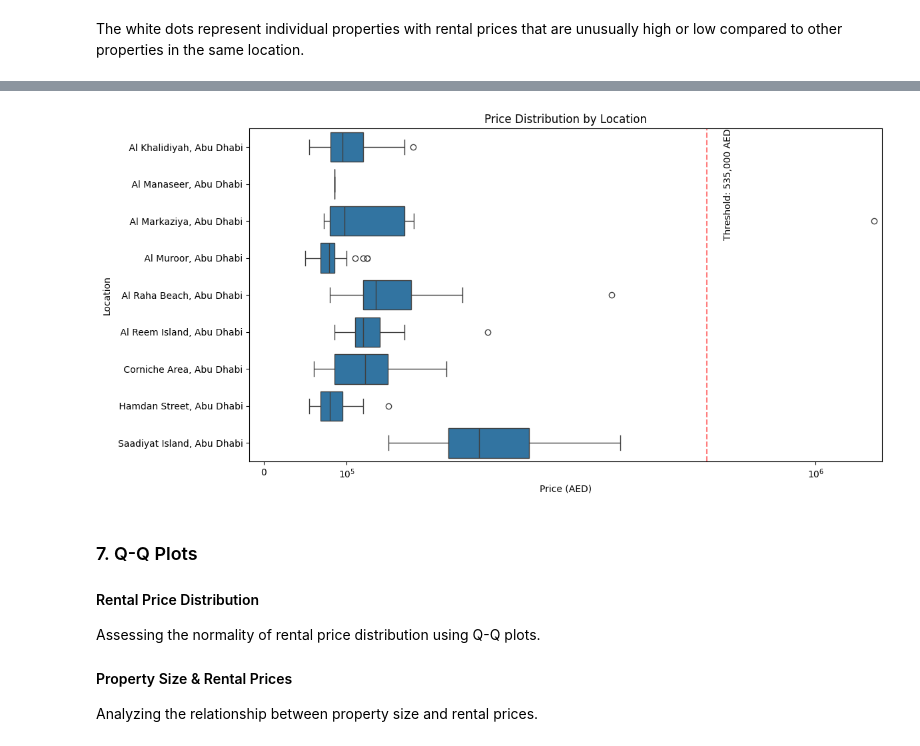
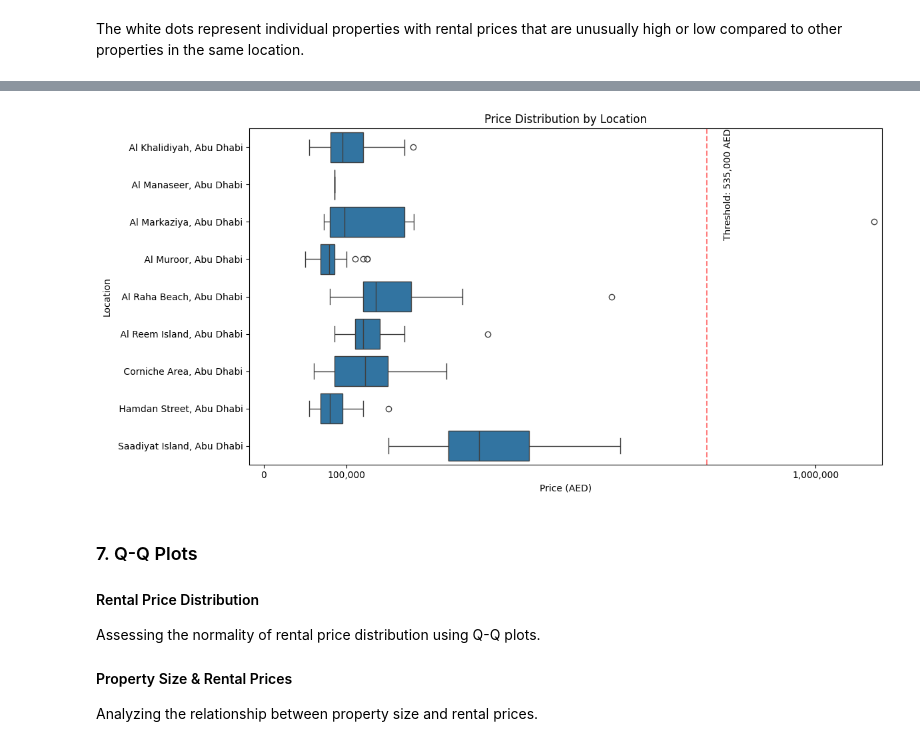
Before and after one commit to HamdanAlhajeri/StatisticsDubbizle, a Jupyter notebook: Data.ipynb, the cells around one changed output, grey strips where cells are left out. Saved outputs shown, nothing was run; the diff lists cells and outputs as text; code cells hidden in the pictures.

```diff
--- a/Data.ipynb
+++ b/Data.ipynb
@@ -140,33 +140,32 @@ plt.show()
 # %%
 plt.figure(figsize=(12, 6))
 
 # Calculate price threshold for splitting data (e.g. 75th percentile + 1.5 * IQR)
 q75 = db['Price'].quantile(0.75)
 q25 = db['Price'].quantile(0.25)
 iqr = q75 - q25
 threshold = q75 + 6 * iqr
 
 # Create a break in the x-axis
 sns.boxplot(x='Price', y='Location', data=db)
 plt.title('Price Distribution by Location')
 plt.xlabel('Price (AED)')
 plt.ylabel('Location')
 
 # Create the break
-# gca() stands for "get current axes" - it returns the current axes instance
-# we use it to modify properties of the current plot's axes
 ax = plt.gca()  # Get the current Axes instance
-ax.set_xscale('symlog', linthresh=threshold)  # Symmetric log scale: behaves linearly between -threshold and +threshold,
-                                             # then switches to logarithmic scale beyond those points. This helps visualize
-                                             # data that spans several orders of magnitude while preserving the sign of values
+ax.set_xscale('symlog', linthresh=threshold)
 ax.axvline(x=threshold, color='r', linestyle='--', alpha=0.5)
 plt.text(threshold*1.1, ax.get_ylim()[1], f'Threshold: {int(threshold):,} AED',
          rotation=90, verticalalignment='top')
 
+# Format x-axis to show full numbers with commas
+ax.xaxis.set_major_formatter(plt.FuncFormatter(lambda x, p: f'{int(x):,}'))
+
 plt.tight_layout()
 plt.show()
 # %% [output]
-[figure, old version]
+[figure, new version]
 # %% [markdown]
 ### 7. Q-Q Plots
 #### Rental Price Distribution
```
Also changed, not shown: parts of 7 cells of this notebook, 6 other files.
